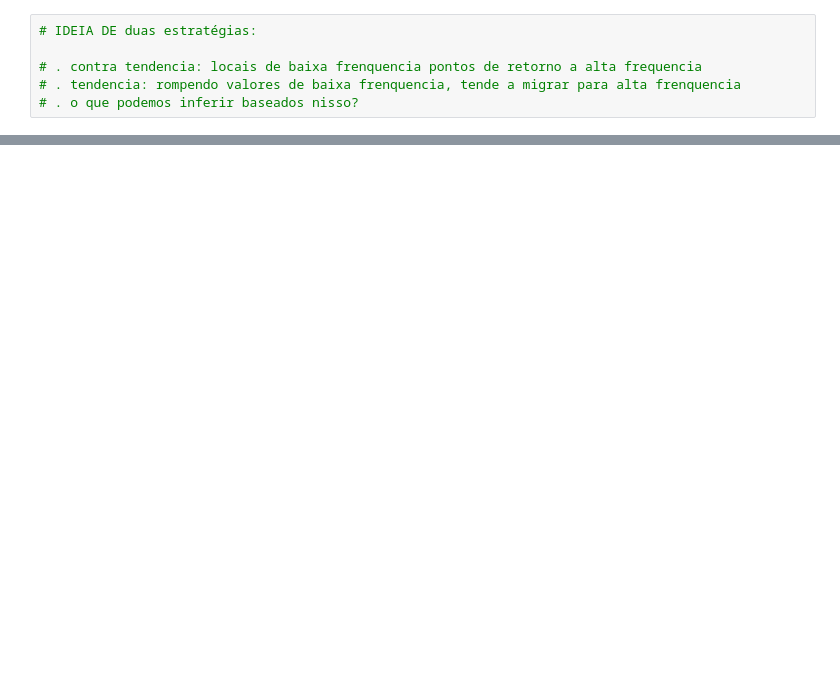
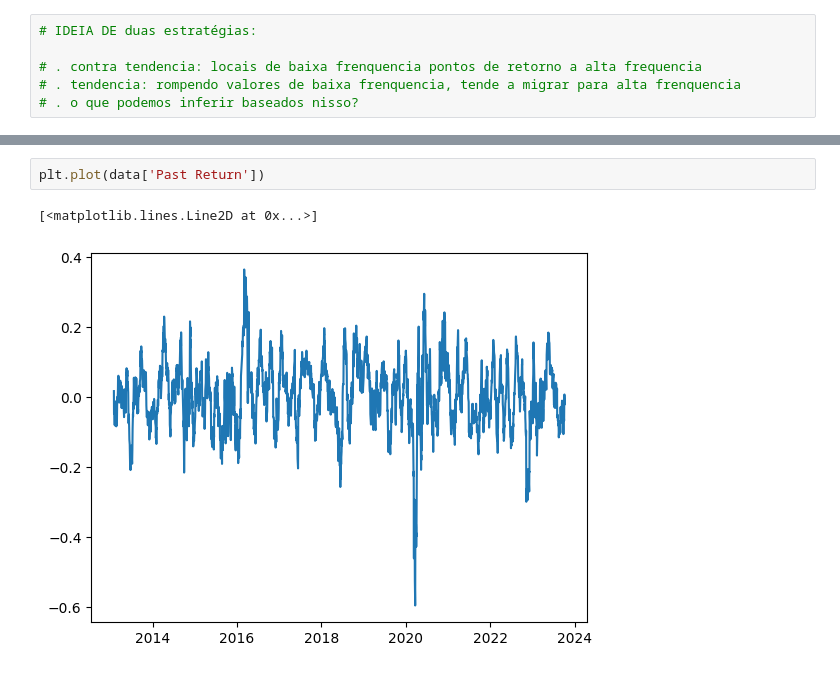
Before and after one commit to gassuncao27/quant_research_2023, a Jupyter notebook: senoides_seriestemporais.ipynb, the cells around one changed output, grey strips where cells are left out. Cells and saved outputs as stored; diff of their text form; blank space fills up the shorter version.

```diff
--- a/senoides_seriestemporais.ipynb
+++ b/senoides_seriestemporais.ipynb
@@ -105,0 +152,5 @@ plt.show()
+# %%
+plt.plot(data['Past Return'])
+# %% [output]
+[<matplotlib.lines.Line2D at 0x...>]
+[figure, added]
```
Also changed, not shown: parts of 19 cells of this notebook.
